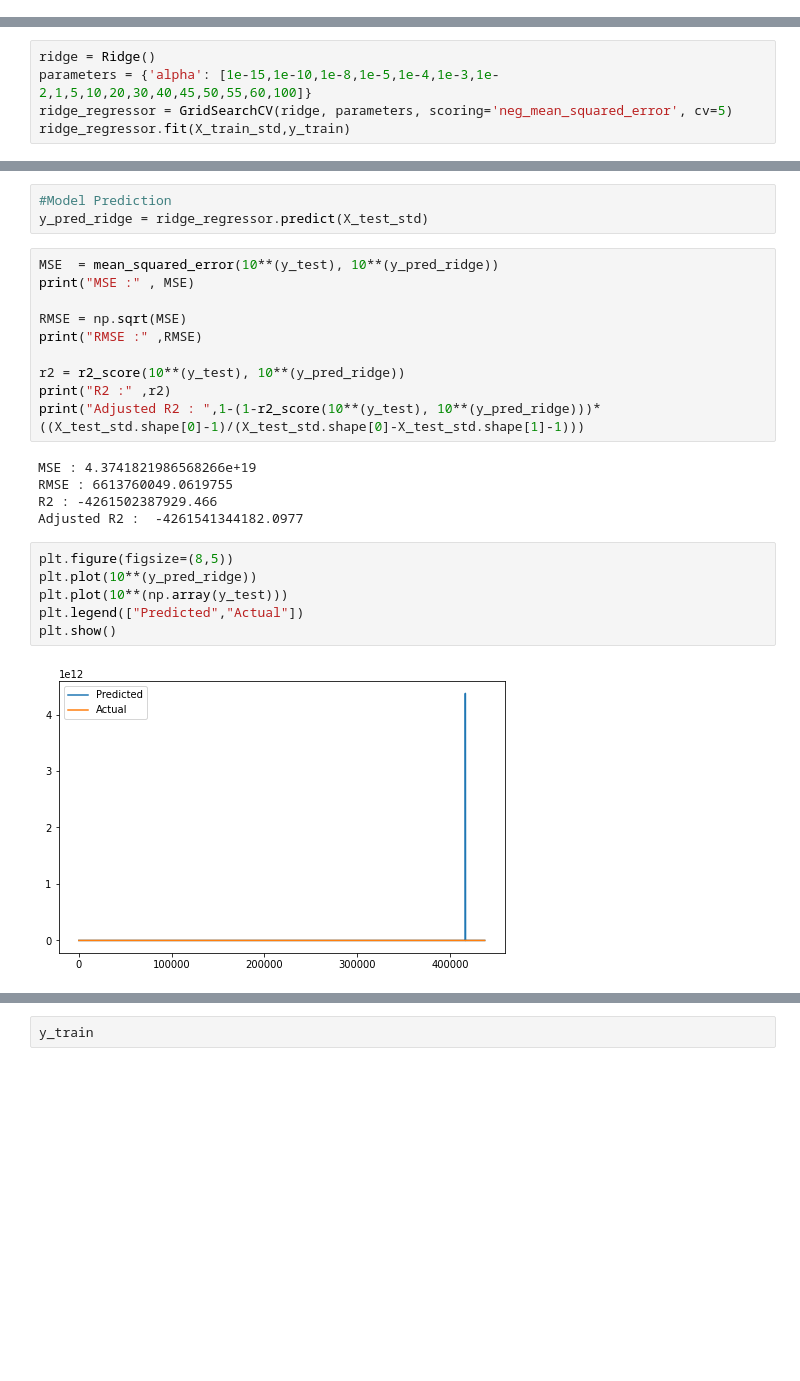
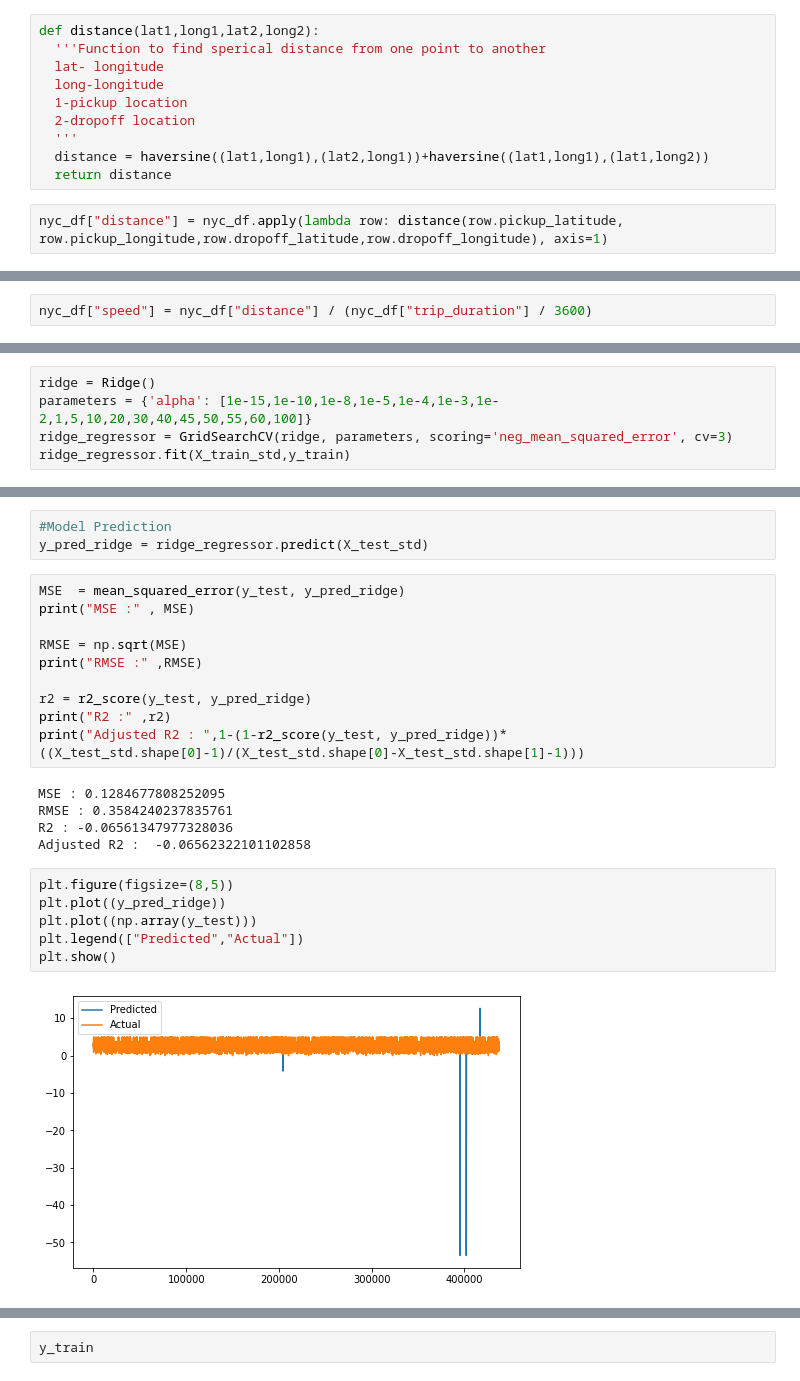
Before and after one commit to Shashwat-spyder/NYC-Taxi-Trip-Time, a Jupyter notebook: NYC_Taxi_Trip_Time_Prediction_Capstone_Project.ipynb, the cells around one changed output, grey strips where cells are left out. Saved outputs shown, nothing was run; the diff lists cells and outputs as text; blank space fills up the shorter version.

```diff
--- a/NYC_Taxi_Trip_Time_Prediction_Capstone_Project.ipynb
+++ b/NYC_Taxi_Trip_Time_Prediction_Capstone_Project.ipynb
@@ -434,0 +456,12 @@ plt.ylim([0,10000])
+# %%
+def distance(lat1,long1,lat2,long2):
+  '''Function to find sperical distance from one point to another
+  lat- longitude
+  long-longitude
+  1-pickup location
+  2-dropoff location
+  '''
+  distance = haversine((lat1,long1),(lat2,long1))+haversine((lat1,long1),(lat1,long2))
+  return distance
+# %%
+nyc_df["distance"] = nyc_df.apply(lambda row: distance(row.pickup_latitude, row.pickup_longitude,row.dropoff_latitude,row.dropoff_longitude), axis=1)
@@ -434,0 +477,2 @@ plt.ylim([0,10000])
+# %%
+nyc_df["speed"] = nyc_df["distance"] / (nyc_df["trip_duration"] / 3600)
@@ -523,6 +611,6 @@ X_test_std=std.transform(X_test)
 # %%
 ridge = Ridge()
 parameters = {'alpha': [1e-15,1e-10,1e-8,1e-5,1e-4,1e-3,1e-2,1,5,10,20,30,40,45,50,55,60,100]}
-ridge_regressor = GridSearchCV(ridge, parameters, scoring='neg_mean_squared_error', cv=5)
+ridge_regressor = GridSearchCV(ridge, parameters, scoring='neg_mean_squared_error', cv=3)
 ridge_regressor.fit(X_train_std,y_train)
 # %% [output]
@@ -542,28 +630,28 @@ Using  {'alpha': 100}  the negative mean squared error is:  -0.11497284781600096
 #Model Prediction
 y_pred_ridge = ridge_regressor.predict(X_test_std)
 # %%
-MSE  = mean_squared_error(10**(y_test), 10**(y_pred_ridge))
+MSE  = mean_squared_error(y_test, y_pred_ridge)
 print("MSE :" , MSE)
 
 RMSE = np.sqrt(MSE)
 print("RMSE :" ,RMSE)
 
-r2 = r2_score(10**(y_test), 10**(y_pred_ridge))
+r2 = r2_score(y_test, y_pred_ridge)
 print("R2 :" ,r2)
-print("Adjusted R2 : ",1-(1-r2_score(10**(y_test), 10**(y_pred_ridge)))*((X_test_std.shape[0]-1)/(X_test_std.shape[0]-X_test_std.shape[1]-1)))
+print("Adjusted R2 : ",1-(1-r2_score(y_test, y_pred_ridge))*((X_test_std.shape[0]-1)/(X_test_std.shape[0]-X_test_std.shape[1]-1)))
 # %% [output]
-MSE : 4.3741821986568266e+19
-RMSE : 6613760049.0619755
-R2 : -4261502387929.466
-Adjusted R2 :  -4261541344182.0977
+MSE : 0.1284677808252095
+RMSE : 0.3584240237835761
+R2 : -0.06561347977328036
+Adjusted R2 :  -0.06562322101102858
 # %%
 plt.figure(figsize=(8,5))
-plt.plot(10**(y_pred_ridge))
-plt.plot(10**(np.array(y_test)))
+plt.plot((y_pred_ridge))
+plt.plot((np.array(y_test)))
 plt.legend(["Predicted","Actual"])
 plt.show()
 # %% [output]
-[figure, old version]
+[figure, new version]
 # %%
 X_train_std
 # %% [output]
```
Also changed, not shown: parts of 27 cells of this notebook.
